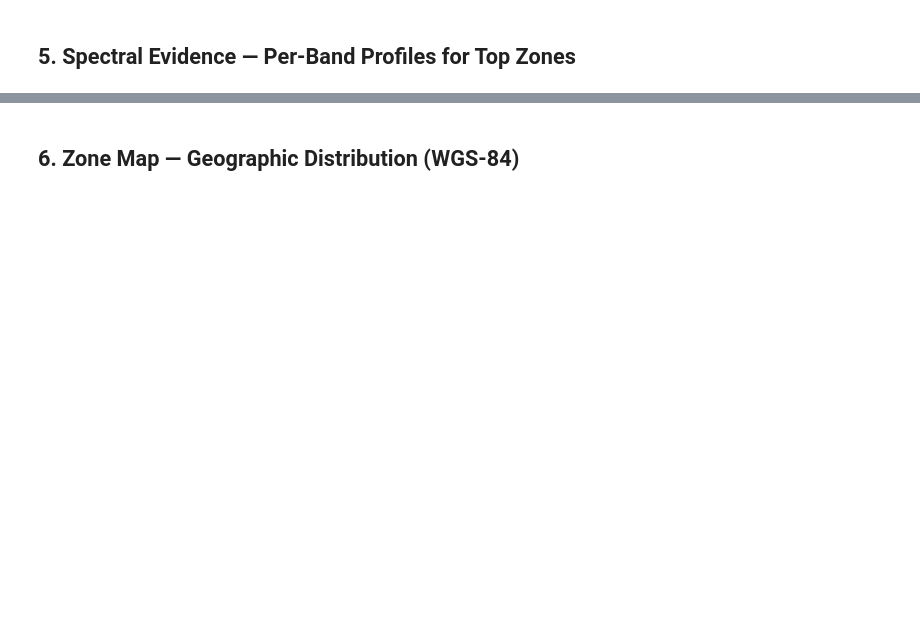
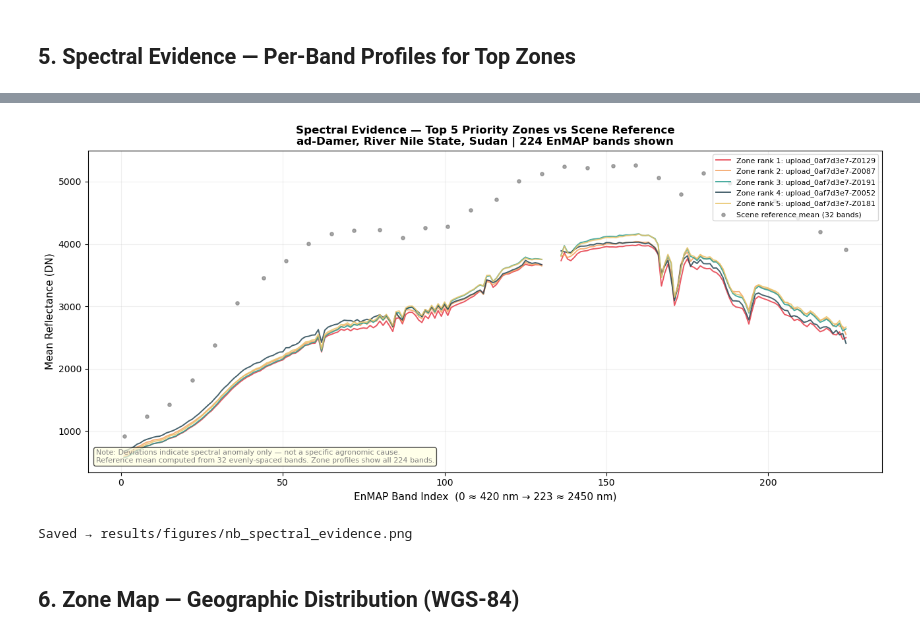
Before and after one commit to FreelancerDevBaggash/AgriSpectra-Q-, a Jupyter notebook: notebooks/AgriSpectra_Q_Demo.ipynb, the cells around one changed output, grey strips where cells are left out. Drawn from its saved outputs; the diff is of its cells as text; code cells hidden in the pictures; blank space fills up the shorter version.

```diff
--- a/notebooks/AgriSpectra_Q_Demo.ipynb
+++ b/notebooks/AgriSpectra_Q_Demo.ipynb
@@ -61,7 +68,11 @@ np.random.seed(42)
 # ── Paths ─────────────────────────────────────────────────────────────────────
 # This notebook lives in notebooks/ — one level below the repo root
 REPO_ROOT = Path('..').resolve()
-LM_ROOT   = REPO_ROOT / 'results' / 'live_matrix'
+if REPO_ROOT.name == 'notebooks':
+    REPO_ROOT = REPO_ROOT.parent
+LM_ROOT     = REPO_ROOT / 'results' / 'live_matrix'
+SAMPLE_ROOT = REPO_ROOT / 'data' / 'sample_input'
+
 
 # ── Three canonical server runs (produced by live engine on real EnMAP scenes)
 # Run IDs match exactly what is in results/live_matrix/ on the server
@@ -291,37 +421,43 @@ print(top1[['zone_id','band_index','observed_mean','reference_mean_32band_only']
 # %%
 fig, ax = plt.subplots(figsize=(13, 6))
 colors_z = ['#e63946','#f4a261','#2a9d8f','#264653','#e9c46a']
+NODATA = -32768
 
 for rank, color in zip(range(1, 6), colors_z):
-    ev = evidence_df[evidence_df['priority_rank']==rank]
+    ev = evidence_df[evidence_df['priority_rank']==rank].copy()
     if ev.empty: continue
+    # Mask nodata values so they don't distort the spectral profile
+    ev.loc[ev['observed_mean'] <= NODATA * 0.9, 'observed_mean'] = np.nan
     ax.plot(ev['band_index'], ev['observed_mean'],
             color=color, linewidth=1.4, alpha=0.85,
             label=f'Zone rank {rank}: {ev["zone_id"].iloc[0]}')
 
 ref = evidence_df[evidence_df['priority_rank']==1].dropna(subset=['reference_mean_32band_only'])
 ax.scatter(ref['band_index'], ref['reference_mean_32band_only'],
            color='gray', s=14, zorder=5, alpha=0.7, label='Scene reference mean (32 bands)')
 
 ax.set_xlabel('EnMAP Band Index  (0 ≈ 420 nm → 223 ≈ 2450 nm)', fontsize=11)
 ax.set_ylabel('Mean Reflectance (DN)', fontsize=11)
 ax.set_title(
     f'Spectral Evidence — Top 5 Priority Zones vs Scene Reference\n'
     f'{primary["location"]} | {stats["bands"]} EnMAP bands shown',
     fontweight='bold'
 )
 ax.legend(fontsize=8, loc='upper right')
 ax.grid(True, alpha=0.2)
 ax.text(0.01, 0.03,
     'Note: Deviations indicate spectral anomaly only — not a specific agronomic cause.\n'
     'Reference mean computed from 32 evenly-spaced bands. Zone profiles show all 224 bands.',
     transform=ax.transAxes, fontsize=8, color='gray',
     bbox=dict(boxstyle='round,pad=0.3', facecolor='lightyellow', alpha=0.7))
 
 plt.tight_layout()
 plt.savefig(fig_dir / 'nb_spectral_evidence.png', dpi=150, bbox_inches='tight')
 plt.show()
 print('Saved → results/figures/nb_spectral_evidence.png')
+# %% [output]
+[figure, added]
+Saved → results/figures/nb_spectral_evidence.png
 # %% [markdown]
 ## 6. Zone Map — Geographic Distribution (WGS-84)
 # %%
```
Also changed, not shown: parts of 16 cells of this notebook, 29 other files.
